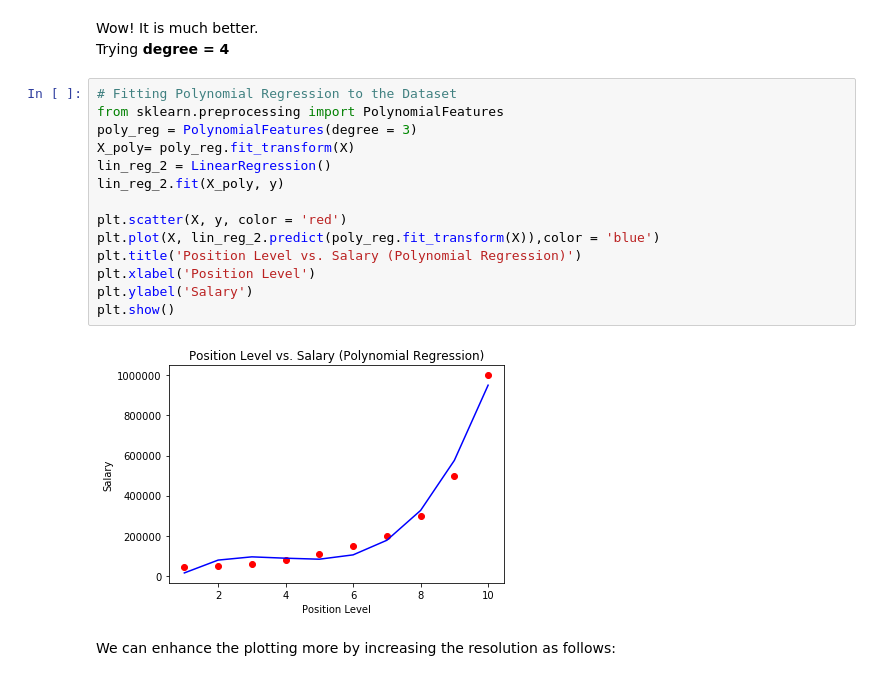
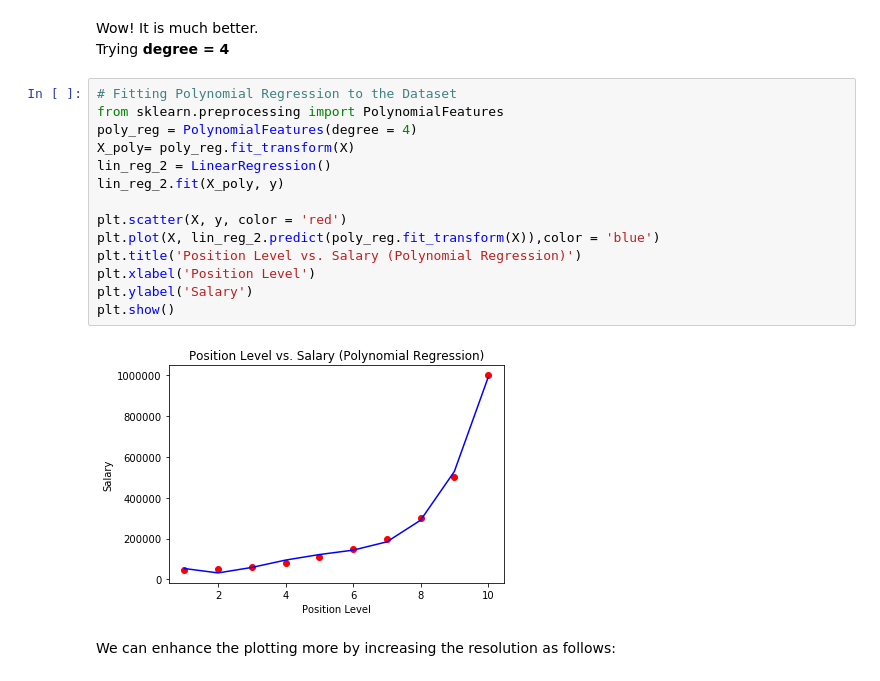
Before and after one commit to johnmaged/Learning, a Jupyter notebook: ML_python/ML_Course 2.ipynb, the cells around one changed output. Drawn from its saved outputs; the diff is of its cells as text.

```diff
--- a/ML_python/ML_Course 2.ipynb
+++ b/ML_python/ML_Course 2.ipynb
@@ -656,19 +656,19 @@ Wow! It is much better.
 # %%
 # Fitting Polynomial Regression to the Dataset
 from sklearn.preprocessing import PolynomialFeatures
-poly_reg = PolynomialFeatures(degree = 3)
+poly_reg = PolynomialFeatures(degree = 4)
 X_poly= poly_reg.fit_transform(X)
 lin_reg_2 = LinearRegression()
 lin_reg_2.fit(X_poly, y)
 
 plt.scatter(X, y, color = 'red')
 plt.plot(X, lin_reg_2.predict(poly_reg.fit_transform(X)),color = 'blue')
 plt.title('Position Level vs. Salary (Polynomial Regression)')
 plt.xlabel('Position Level')
 plt.ylabel('Salary')
 plt.show()
 # %% [output]
-[figure, old version]
+[figure, new version]
 # %% [markdown]
 We can enhance the plotting more by increasing the resolution as follows:
 # %%
```
